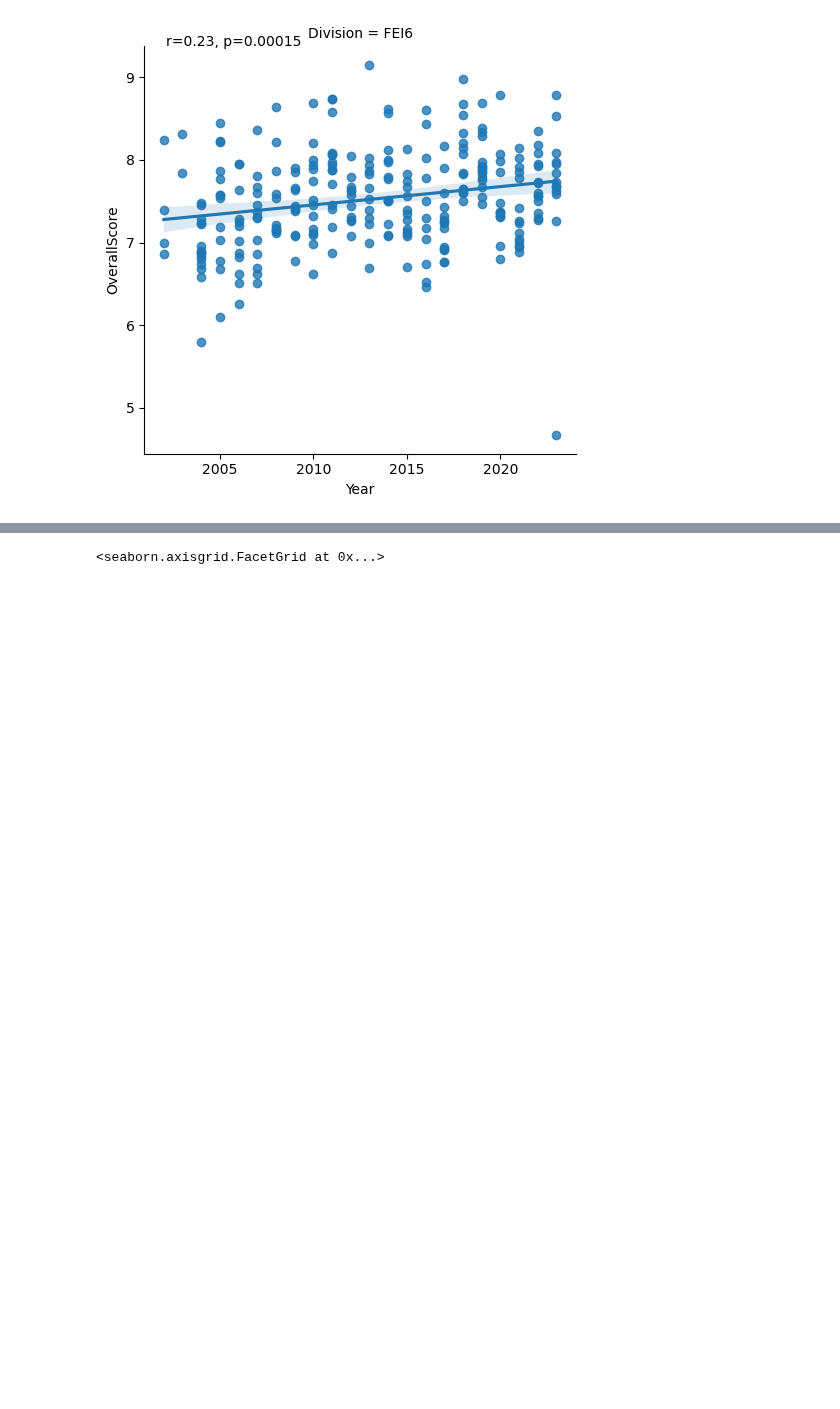
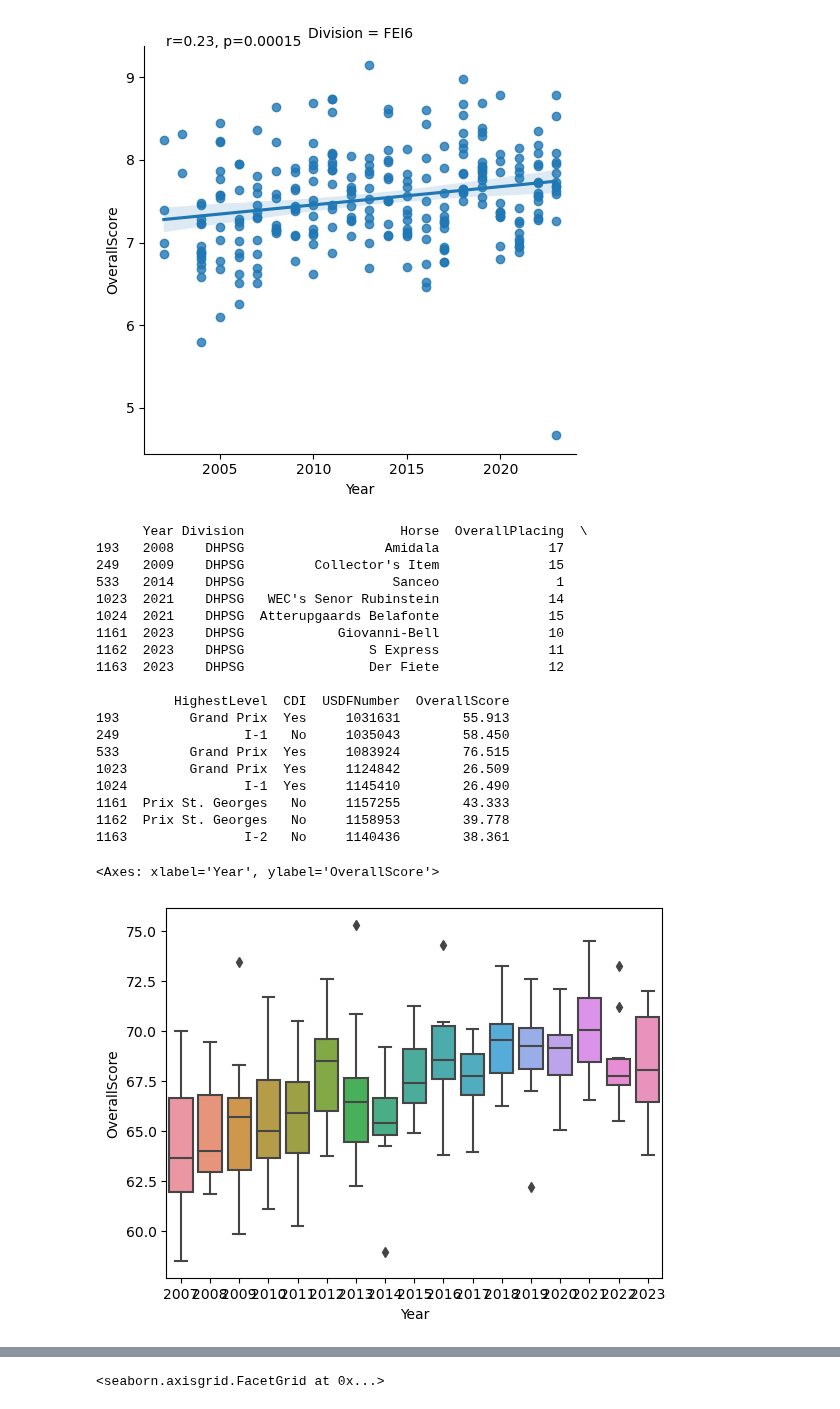
Before and after one commit to siobyrne/young-dressage-horse-program-analysis, a Jupyter notebook: younghorse.ipynb, the cells around one changed output, grey strips where cells are left out. Drawn from its saved outputs; the diff is of its cells as text; code cells hidden in the pictures; blank space fills up the shorter version.

```diff
--- a/younghorse.ipynb
+++ b/younghorse.ipynb
@@ -499,4 +493,57 @@ six.map_dataframe(annotate)
 # %% [output]
 <seaborn.axisgrid.FacetGrid at 0x...>
 [figure]
+# %%
+# select scores for Developing PSG division
+dhpsg_scores = total_horses = championship_df.loc[(championship_df["Division"].str.contains("DHPSG"))]
+
+
+#calculate z-score for each overall score value
+z = np.abs(st.zscore(dhpsg_scores['OverallScore']))
+
+# identify outliers as those with a z-score above 3
+#threshold = 3
+#outliers = dhpsg_scores[z > threshold]
+
+# calculate IQR for column OverallScore
+Q1 = dhpsg_scores['OverallScore'].quantile(0.25)
+Q3 = dhpsg_scores['OverallScore'].quantile(0.75)
+IQR = Q3 - Q1
+
+# identify outliers
+threshold = 1.5
+outliers = dhpsg_scores[(dhpsg_scores['OverallScore'] < Q1 - threshold * IQR) | (dhpsg_scores['OverallScore'] > Q3 + threshold * IQR)]
+print(outliers)
+
+# drop the outliers
+dhpsg_scores = dhpsg_scores.drop(outliers.index)
+
+# create boxplot to visualize outliers
+sns.boxplot(data=dhpsg_scores, x='Year', y='OverallScore')
+
+# replace outliers with median value
+##dhpsg_scores.loc[z > threshold, 'OverallScore'] = dhpsg_scores['OverallScore'].median()
+#dhpsg_scores.loc[IQR > threshold, 'OverallScore'] = dhpsg_scores['OverallScore'].median()
+# %% [output]
+      Year Division                    Horse  OverallPlacing  \
+193   2008    DHPSG                  Amidala              17
+249   2009    DHPSG         Collector's Item              15
+533   2014    DHPSG                   Sanceo               1
+1023  2021    DHPSG   WEC's Senor Rubinstein              14
+1024  2021    DHPSG  Atterupgaards Belafonte              15
+1161  2023    DHPSG            Giovanni-Bell              10
+1162  2023    DHPSG                S Express              11
+1163  2023    DHPSG                Der Fiete              12
+
+          HighestLevel  CDI  USDFNumber  OverallScore
+193         Grand Prix  Yes     1031631        55.913
+249                I-1   No     1035043        58.450
+533         Grand Prix  Yes     1083924        76.515
+1023        Grand Prix  Yes     1124842        26.509
+1024               I-1  Yes     1145410        26.490
+1161  Prix St. Georges   No     1157255        43.333
+1162  Prix St. Georges   No     1158953        39.778
+1163               I-2   No     1140436        38.361
+<Axes: xlabel='Year', ylabel='OverallScore'>
+[figure, added]
 # %%
```
Also changed, not shown: parts of 2 cells of this notebook, 1 other file.
